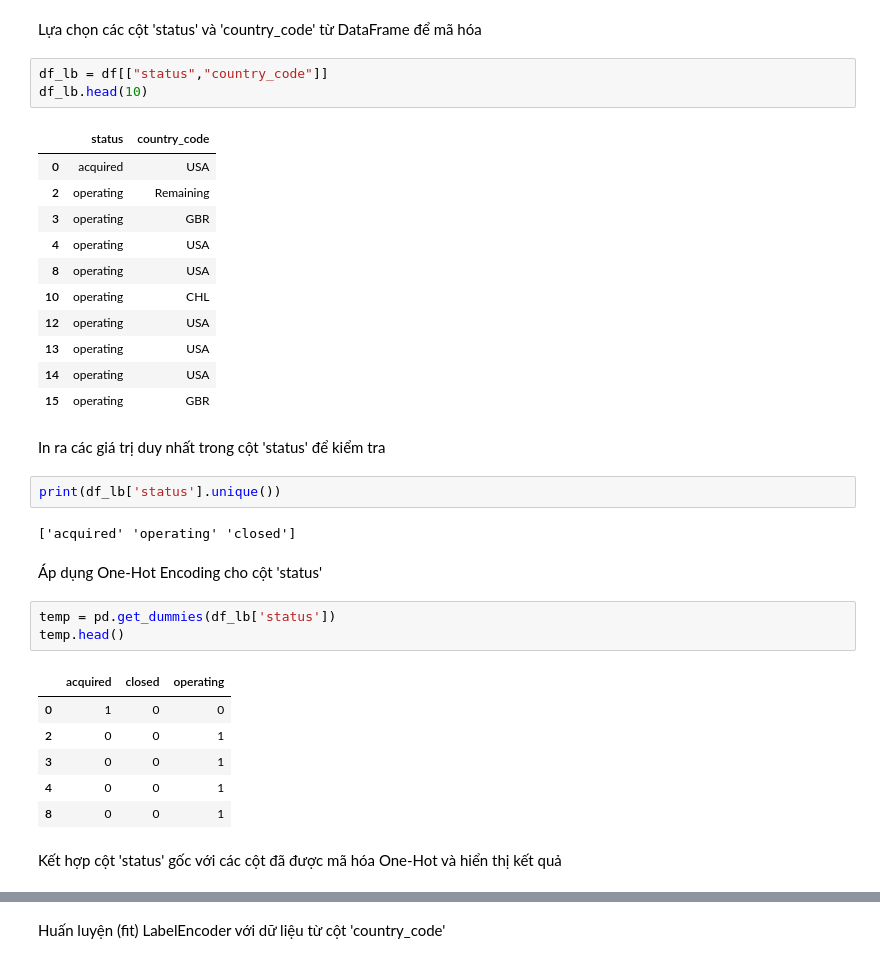
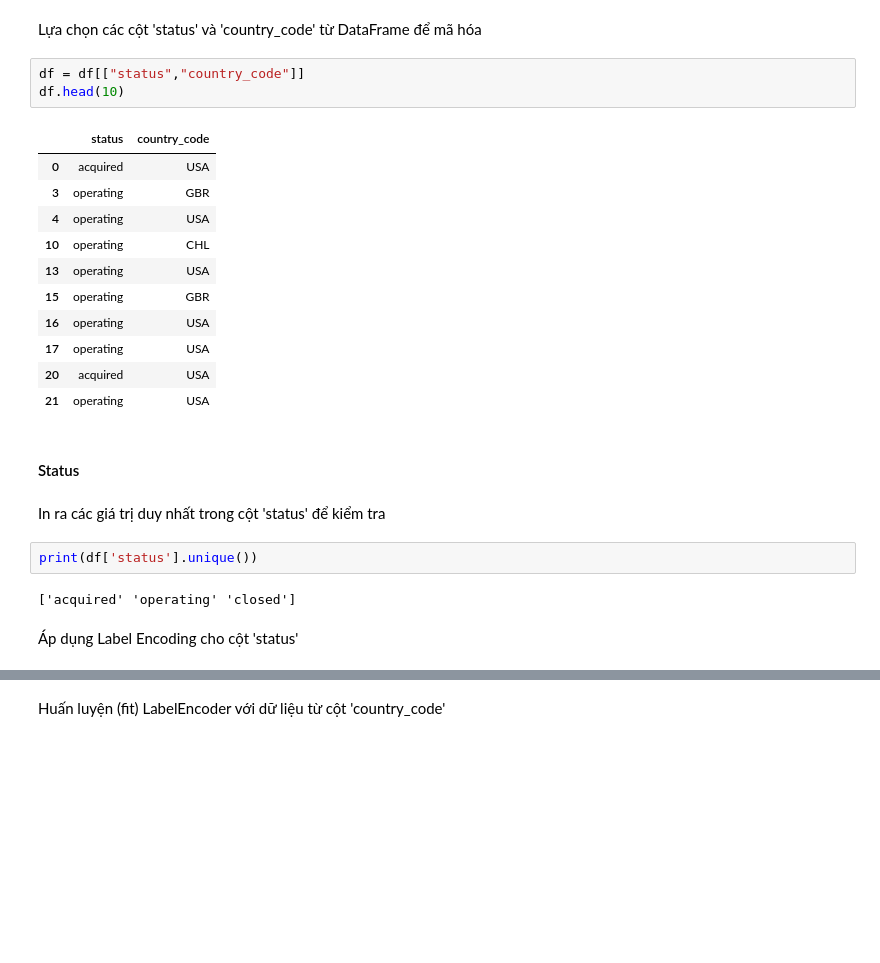
Before and after one commit to SerenaDinhBuiThuLinh/Data-Preprocessing-TLU, a Jupyter notebook: data_preprocessing_tlu.ipynb, the cells around one changed output, grey strips where cells are left out. Drawn from its saved outputs; the diff is of its cells as text; blank space fills up the shorter version.

```diff
--- a/data_preprocessing_tlu.ipynb
+++ b/data_preprocessing_tlu.ipynb
@@ -281,37 +281,27 @@ df.head(5)
 # %% [markdown]
 Lựa chọn các cột 'status' và 'country_code' từ DataFrame để mã hóa
 # %%
-df_lb = df[["status","country_code"]]
-df_lb.head(10)
+df = df[["status","country_code"]]
+df.head(10)
 # %% [output]
 |  | status | country_code |
 | 0 | acquired | USA |
-| 2 | operating | Remaining |
 | 3 | operating | GBR |
 | 4 | operating | USA |
-| 8 | operating | USA |
 | 10 | operating | CHL |
-| 12 | operating | USA |
 | 13 | operating | USA |
-| 14 | operating | USA |
 | 15 | operating | GBR |
+| 16 | operating | USA |
+| 17 | operating | USA |
+| 20 | acquired | USA |
+| 21 | operating | USA |
+# %% [markdown]
+#### Status
 # %% [markdown]
 In ra các giá trị duy nhất trong cột 'status' để kiểm tra
 # %%
-print(df_lb['status'].unique())
+print(df['status'].unique())
 # %% [output]
 ['acquired' 'operating' 'closed']
 # %% [markdown]
-Áp dụng One-Hot Encoding cho cột 'status'
+Áp dụng Label Encoding cho cột 'status'
-# %%
-temp = pd.get_dummies(df_lb['status'])
-temp.head()
-# %% [output]
-|  | acquired | closed | operating |
-| 0 | 1 | 0 | 0 |
-| 2 | 0 | 0 | 1 |
-| 3 | 0 | 0 | 1 |
-| 4 | 0 | 0 | 1 |
-| 8 | 0 | 0 | 1 |
-# %% [markdown]
-Kết hợp cột 'status' gốc với các cột đã được mã hóa One-Hot và hiển thị kết quả
```
Also changed, not shown: parts of 10 cells of this notebook.
